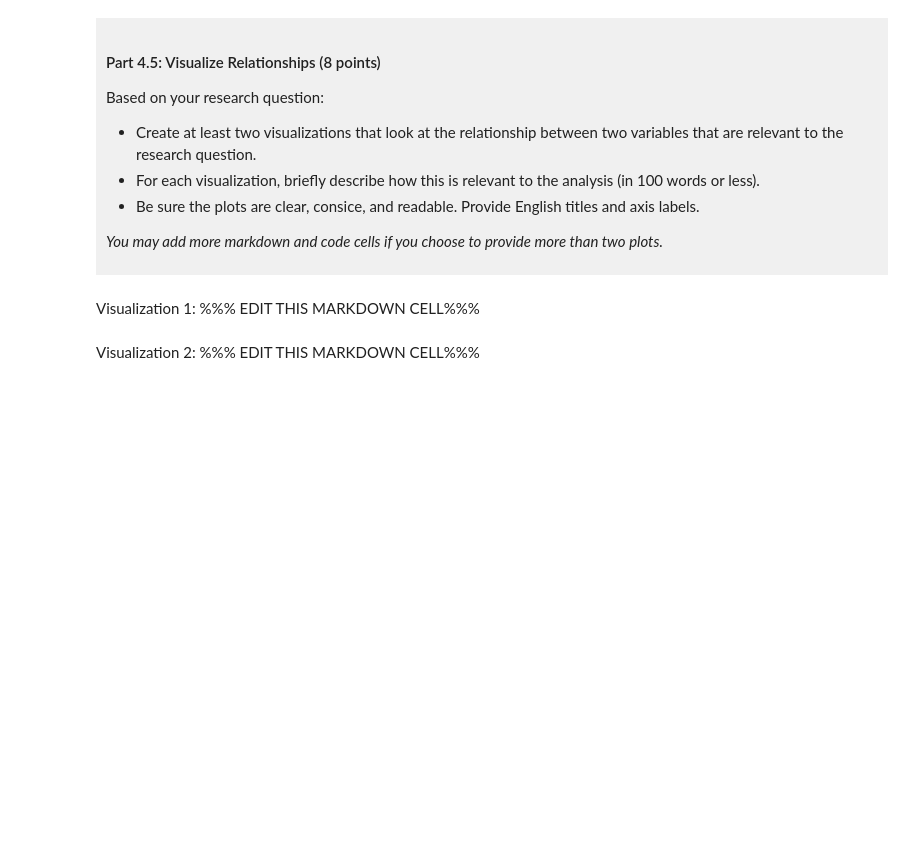
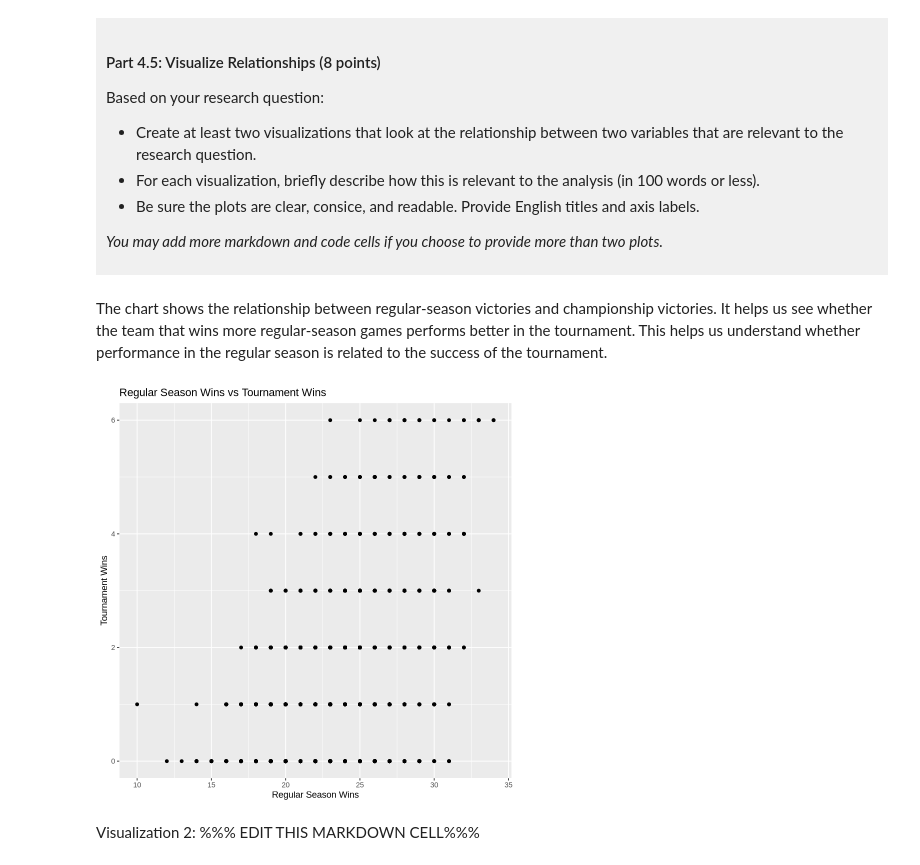
Before and after one commit to Severi-LI/dsci-100-project-Severi-LI, a Jupyter notebook: dsci-100-project-notebook.ipynb, the cells around one changed output. Saved outputs shown, nothing was run; the diff lists cells and outputs as text; code cells hidden in the pictures; blank space fills up the shorter version.

```diff
--- a/dsci-100-project-notebook.ipynb
+++ b/dsci-100-project-notebook.ipynb
@@ -368,9 +386,17 @@ Based on your research question:
 *You may add more markdown and code cells if you choose to provide more than two plots.*
 </div>
 # %% [markdown]
-Visualization 1: %%% EDIT THIS MARKDOWN CELL%%%
+The chart shows the relationship between regular-season victories and championship victories. It helps us see whether the team that wins more regular-season games performs better in the tournament. This helps us understand whether performance in the regular season is related to the success of the tournament.
 # %%
-### EDIT THIS CODE CELL FOR VISUALIZATION 1###
+visual1 <- ggplot(basketball_filter,
+                  aes(x = reg_wins, y = tourney_wins)) +
+geom_point() +
+labs(x = "Regular Season Wins",
+     y = "Tournament Wins",
+     title = "Regular Season Wins vs Tournament Wins")
+visual1
+# %% [output]
+[figure, added]
 # %% [markdown]
 Visualization 2: %%% EDIT THIS MARKDOWN CELL%%%
 # %%
```
Also changed, not shown: parts of 3 cells of this notebook.
